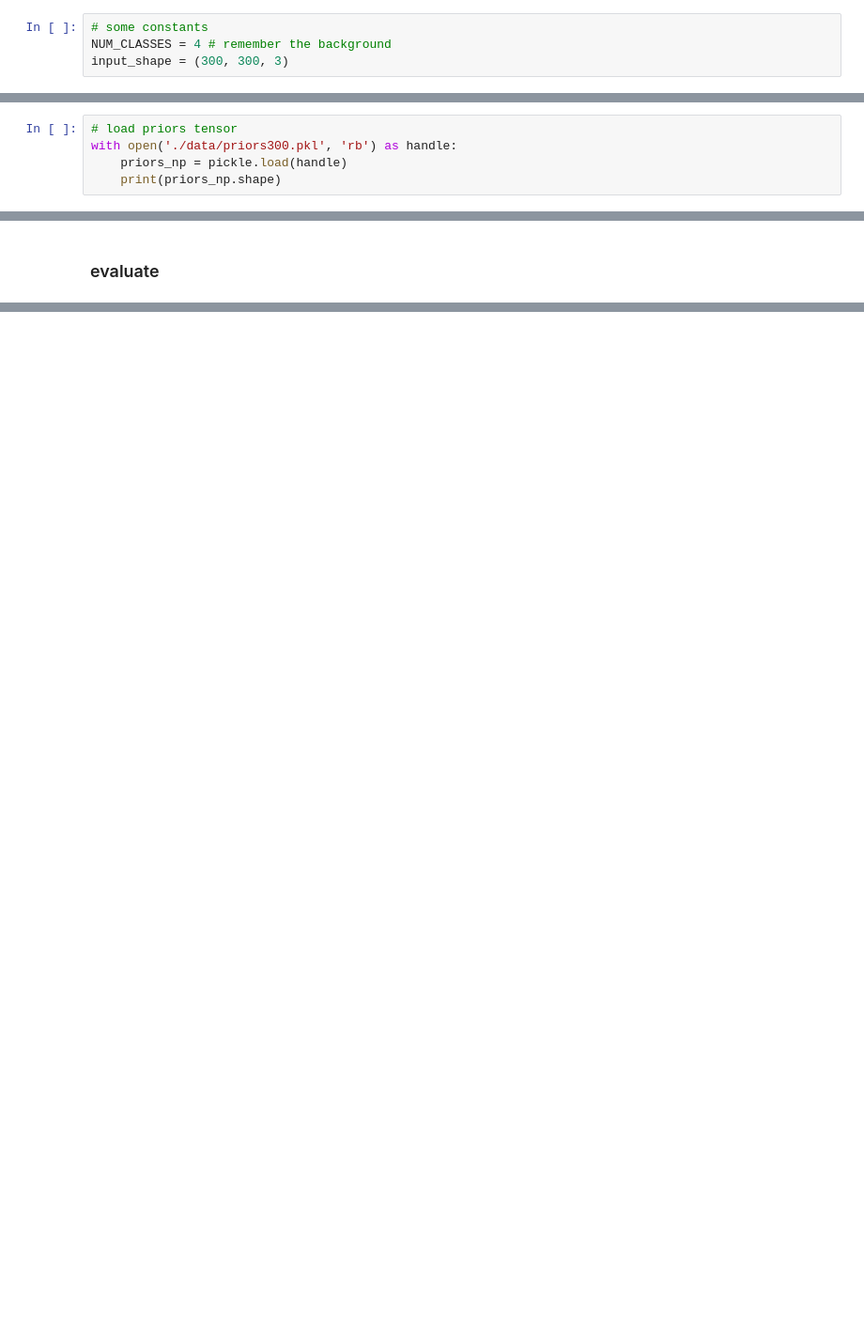
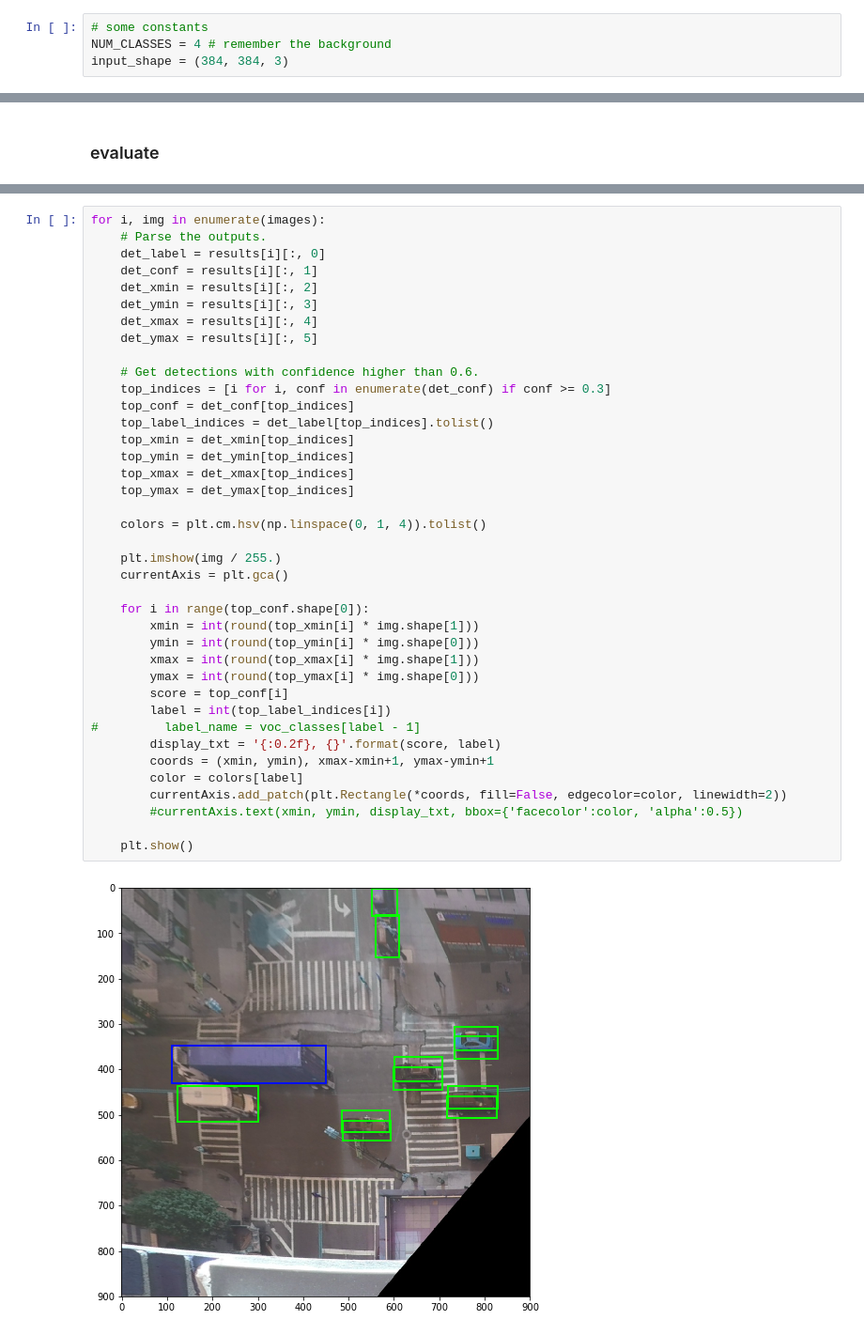
Before and after one commit to tingyumao/TrafficNet, a Jupyter notebook: ssd_training.ipynb, the cells around one changed output, grey strips where cells are left out. Shown: that part at 94% size. Saved outputs shown, nothing was run; the diff lists cells and outputs as text; blank space fills up the shorter version.

```diff
--- a/ssd_training.ipynb
+++ b/ssd_training.ipynb
@@ -32,7 +32,7 @@ np.set_printoptions(suppress=True)
 # %%
 # some constants
 NUM_CLASSES = 4 # remember the background
-input_shape = (300, 300, 3)
+input_shape = (384, 384, 3)
 # %%
 """
 tf.reset_default_graph()
@@ -69,5 +81,0 @@ tf.summary.FileWriter("logs", g).close()
-# %%
-# load priors tensor
-with open('./data/priors300.pkl', 'rb') as handle:
-    priors_np = pickle.load(handle)
-    print(priors_np.shape)
@@ -186,0 +236,41 @@ train_generator = gen.generate(True)
+# %%
+for i, img in enumerate(images):
+    # Parse the outputs.
+    det_label = results[i][:, 0]
+    det_conf = results[i][:, 1]
+    det_xmin = results[i][:, 2]
+    det_ymin = results[i][:, 3]
+    det_xmax = results[i][:, 4]
+    det_ymax = results[i][:, 5]
+
+    # Get detections with confidence higher than 0.6.
+    top_indices = [i for i, conf in enumerate(det_conf) if conf >= 0.3]
+    top_conf = det_conf[top_indices]
+    top_label_indices = det_label[top_indices].tolist()
+    top_xmin = det_xmin[top_indices]
+    top_ymin = det_ymin[top_indices]
+    top_xmax = det_xmax[top_indices]
+    top_ymax = det_ymax[top_indices]
+
+    colors = plt.cm.hsv(np.linspace(0, 1, 4)).tolist()
+
+    plt.imshow(img / 255.)
+    currentAxis = plt.gca()
+
+    for i in range(top_conf.shape[0]):
+        xmin = int(round(top_xmin[i] * img.shape[1]))
+        ymin = int(round(top_ymin[i] * img.shape[0]))
+        xmax = int(round(top_xmax[i] * img.shape[1]))
+        ymax = int(round(top_ymax[i] * img.shape[0]))
+        score = top_conf[i]
+        label = int(top_label_indices[i])
+#         label_name = voc_classes[label - 1]
+        display_txt = '{:0.2f}, {}'.format(score, label)
+        coords = (xmin, ymin), xmax-xmin+1, ymax-ymin+1
+        color = colors[label]
+        currentAxis.add_patch(plt.Rectangle(*coords, fill=False, edgecolor=color, linewidth=2))
+        #currentAxis.text(xmin, ymin, display_txt, bbox={'facecolor':color, 'alpha':0.5})
+
+    plt.show()
+# %% [output]
+[figure, added]
```
Also changed, not shown: parts of 28 cells of this notebook, 2 other files.
